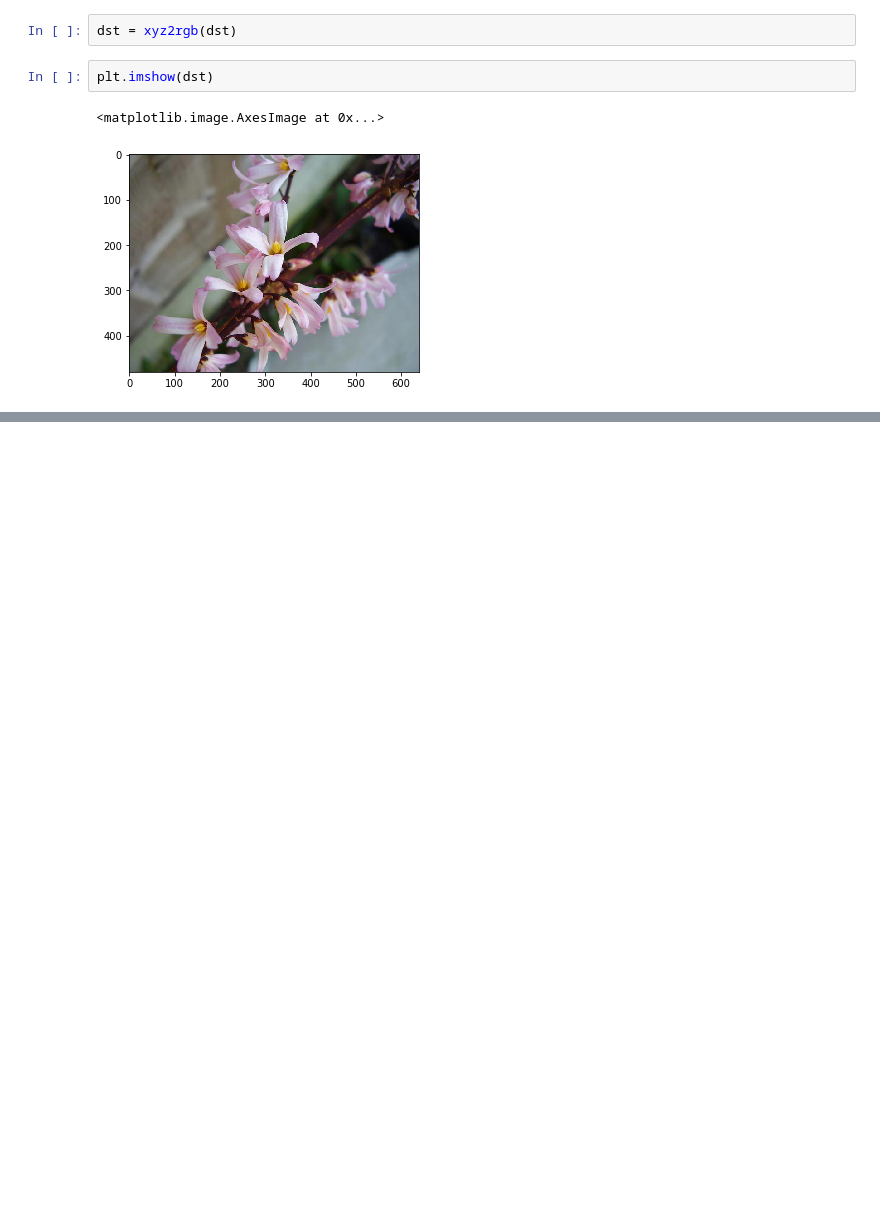
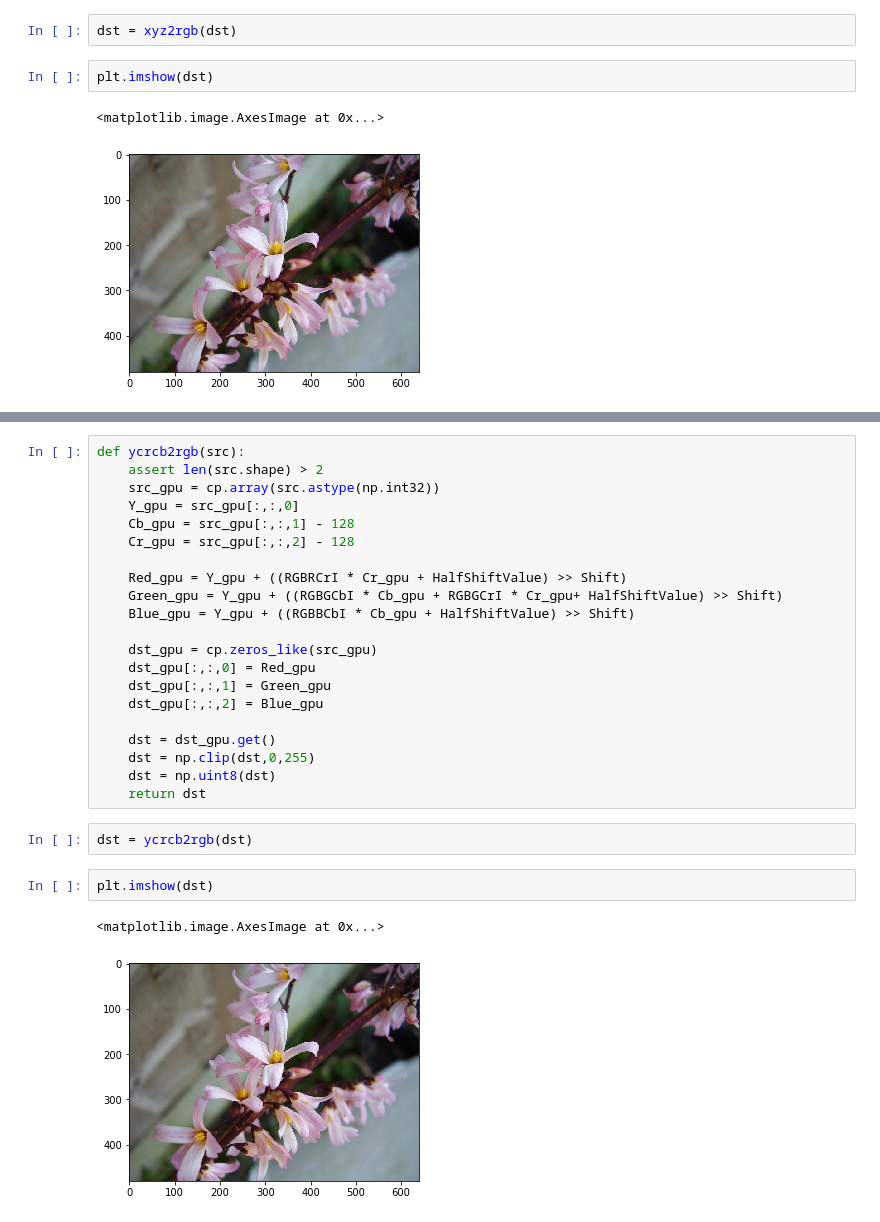
Before and after one commit to juxiangwu/image-processing, a Jupyter notebook: 异构计算/CuPy-图像处理/02-CuPy-图像处理-彩色空间转换.ipynb, the cells around one changed output, grey strips where cells are left out. Drawn from its saved outputs; the diff is of its cells as text; blank space fills up the shorter version.

```diff
--- a/异构计算/CuPy-图像处理/02-CuPy-图像处理-彩色空间转换.ipynb
+++ b/异构计算/CuPy-图像处理/02-CuPy-图像处理-彩色空间转换.ipynb
@@ -106,0 +177,28 @@ plt.imshow(dst)
+# %%
+def ycrcb2rgb(src):
+    assert len(src.shape) > 2
+    src_gpu = cp.array(src.astype(np.int32))
+    Y_gpu = src_gpu[:,:,0]
+    Cb_gpu = src_gpu[:,:,1] - 128
+    Cr_gpu = src_gpu[:,:,2] - 128
+
+    Red_gpu = Y_gpu + ((RGBRCrI * Cr_gpu + HalfShiftValue) >> Shift)
+    Green_gpu = Y_gpu + ((RGBGCbI * Cb_gpu + RGBGCrI * Cr_gpu+ HalfShiftValue) >> Shift)
+    Blue_gpu = Y_gpu + ((RGBBCbI * Cb_gpu + HalfShiftValue) >> Shift)
+
+    dst_gpu = cp.zeros_like(src_gpu)
+    dst_gpu[:,:,0] = Red_gpu
+    dst_gpu[:,:,1] = Green_gpu
+    dst_gpu[:,:,2] = Blue_gpu
+
+    dst = dst_gpu.get()
+    dst = np.clip(dst,0,255)
+    dst = np.uint8(dst)
+    return dst
+# %%
+dst = ycrcb2rgb(dst)
+# %%
+plt.imshow(dst)
+# %% [output]
+<matplotlib.image.AxesImage at 0x...>
+[figure, added]
```
Also changed, not shown: parts of 5 cells of this notebook, 12 other files.
